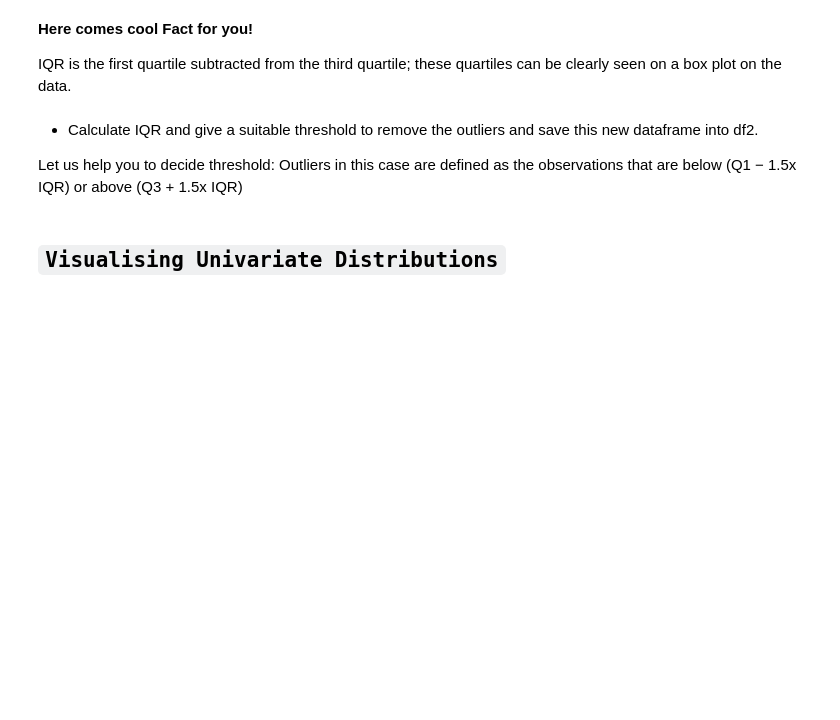
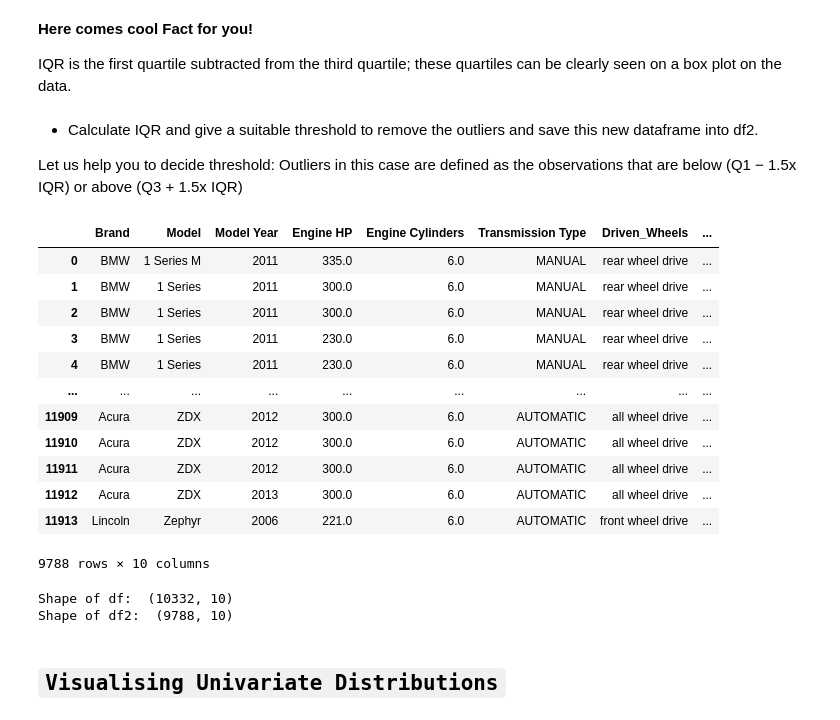
Before and after one commit to Jatinvish01/Projects, a Jupyter notebook: Cars data EDA/EDA_Assignment_Day_14.ipynb, the cells around one changed output. Cells and saved outputs as stored; diff of their text form; code cells hidden in the pictures; blank space fills up the shorter version.

```diff
--- a/Cars data EDA/EDA_Assignment_Day_14.ipynb
+++ b/Cars data EDA/EDA_Assignment_Day_14.ipynb
@@ -346,16 +392,36 @@ IQR is the first quartile subtracted from the third quartile; these quartiles ca
 Let us help you to decide threshold: Outliers in this case are defined as the observations that are below (Q1 − 1.5x IQR) or above (Q3 + 1.5x IQR)
 # %%
 ## define Q1 and Q2
-# Q1 =
-# Q3 =
+Q1 = df['Price'].quantile(0.25)
+Q3 = df['Price'].quantile(0.75)
 
 # # define IQR (interquantile range)
-# IQR =
+IQR = Q3 - Q1
 
 # # define df2 after removing outliers
-# df2 =
+df2 = df[(df['Price'] >= Q1 - 1.5 * IQR) & (df['Price'] <= Q3 + 1.5 * IQR)]
+df2
+# %% [output]
+|  | Brand | Model | Model Year | Engine HP | Engine Cylinders | Transmission Type | Driven_Wheels | ... |
+| 0 | BMW | 1 Series M | 2011 | 335.0 | 6.0 | MANUAL | rear wheel drive | ... |
+| 1 | BMW | 1 Series | 2011 | 300.0 | 6.0 | MANUAL | rear wheel drive | ... |
+| 2 | BMW | 1 Series | 2011 | 300.0 | 6.0 | MANUAL | rear wheel drive | ... |
+| 3 | BMW | 1 Series | 2011 | 230.0 | 6.0 | MANUAL | rear wheel drive | ... |
+| 4 | BMW | 1 Series | 2011 | 230.0 | 6.0 | MANUAL | rear wheel drive | ... |
+| ... | ... | ... | ... | ... | ... | ... | ... | ... |
+| 11909 | Acura | ZDX | 2012 | 300.0 | 6.0 | AUTOMATIC | all wheel drive | ... |
+| 11910 | Acura | ZDX | 2012 | 300.0 | 6.0 | AUTOMATIC | all wheel drive | ... |
+| 11911 | Acura | ZDX | 2012 | 300.0 | 6.0 | AUTOMATIC | all wheel drive | ... |
+| 11912 | Acura | ZDX | 2013 | 300.0 | 6.0 | AUTOMATIC | all wheel drive | ... |
+| 11913 | Lincoln | Zephyr | 2006 | 221.0 | 6.0 | AUTOMATIC | front wheel drive | ... |
+9788 rows × 10 columns
 # %%
 # find the shape of df & df2
+print("Shape of df: ", df.shape)
+print("Shape of df2: ", df2.shape)
+# %% [output]
+Shape of df:  (10332, 10)
+Shape of df2:  (9788, 10)
 # %%
 # find unique values and there counts in each column in df using value counts function.
 
```
Also changed, not shown: parts of 7 cells of this notebook.
